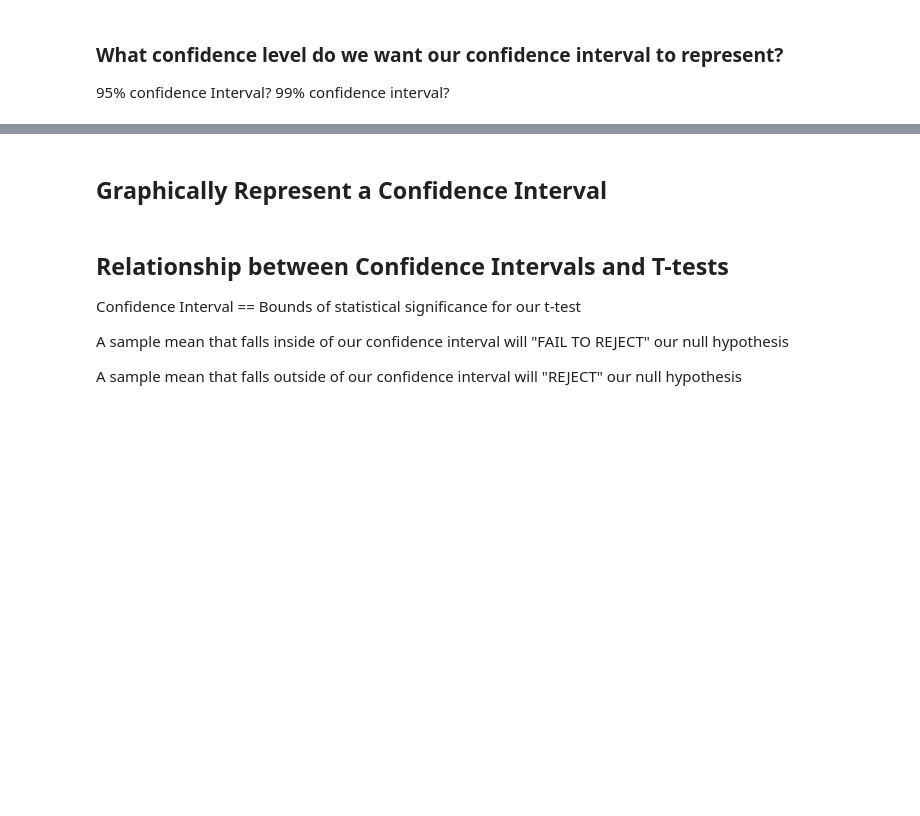
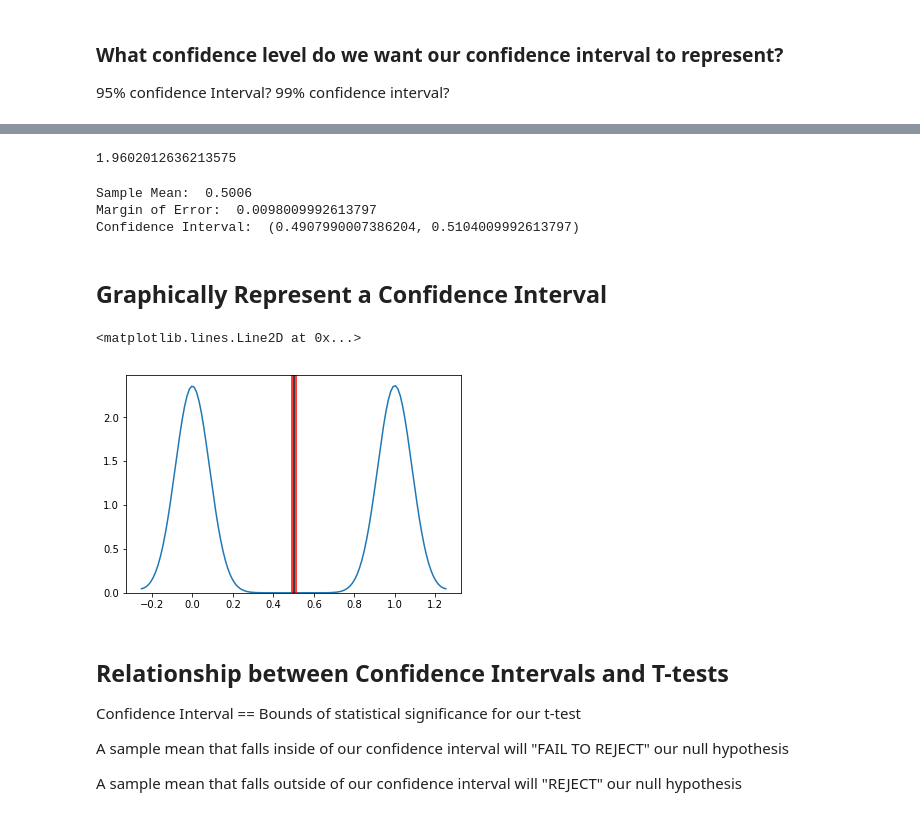
Before and after one commit to BJanota11/DS-Unit-1-Sprint-3-Statistical-Tests-and-Experiments, a Jupyter notebook: module2-sampling-confidence-intervals-and-hypothesis-testing/LS_DS_132_Sampling_Confidence_Intervals_and_Hypothesis_Testing_Updated.ipynb, the cells around one changed output, grey strips where cells are left out. Saved outputs shown, nothing was run; the diff lists cells and outputs as text; code cells hidden in the pictures; blank space fills up the shorter version.

```diff
--- a/module2-sampling-confidence-intervals-and-hypothesis-testing/LS_DS_132_Sampling_Confidence_Intervals_and_Hypothesis_Testing_Updated.ipynb
+++ b/module2-sampling-confidence-intervals-and-hypothesis-testing/LS_DS_132_Sampling_Confidence_Intervals_and_Hypothesis_Testing_Updated.ipynb
@@ -176,3 +228,10 @@ population.head()
 ## Build and Interpret a Confidence Interval
 
 <img src="https://github.com/ryanallredblog/ryanallredblog.github.io/blob/master/img/Confidence_Interval.png?raw=true" width=400>
+# %%
+coinflips_10000 = np.random.binomial(n=1, p=0.5, size=10000)
+
+sample_std = np.std(coinflips_10000)
+print('Sample St Dev:', sample_std)
+sample_size = len(coinflips_10000)
+print('Sample Size:', sample_size)
@@ -178,0 +241,3 @@ population.head()
+# %%
+standard_error = sample_std/np.sqrt(sample_size)
+print(standard_error)
@@ -183,5 +271,32 @@ population.head()
+# %%
+t = stats.t.ppf(0.975, sample_size-1)
+t
+# %% [output]
+1.9602012636213575
+# %%
+sample_mean = coinflips_10000.mean()
+confidence_interval = (sample_mean - t*standard_error, sample_mean + t*standard_error)
+margin_of_error = t*standard_error
+
+print("Sample Mean: ", sample_mean)
+print("Margin of Error: ", margin_of_error)
+print("Confidence Interval: ", confidence_interval)
+# %% [output]
+Sample Mean:  0.5006
+Margin of Error:  0.0098009992613797
+Confidence Interval:  (0.4907990007386204, 0.5104009992613797)
 # %% [markdown]
 ## Graphically Represent a Confidence Interval
+# %%
+import seaborn as sns
+
+sns.kdeplot(coinflips_10000)
+plt.axvline(x=sample_mean, color='k')
+plt.axvline(x=confidence_interval[0], color='r')
+plt.axvline(x=confidence_interval[1], color='r')
+# %% [output]
+<matplotlib.lines.Line2D at 0x...>
+[figure, added]
 # %% [markdown]
 ## Relationship between Confidence Intervals and T-tests
 
```
Also changed, not shown: parts of 35 cells of this notebook.
